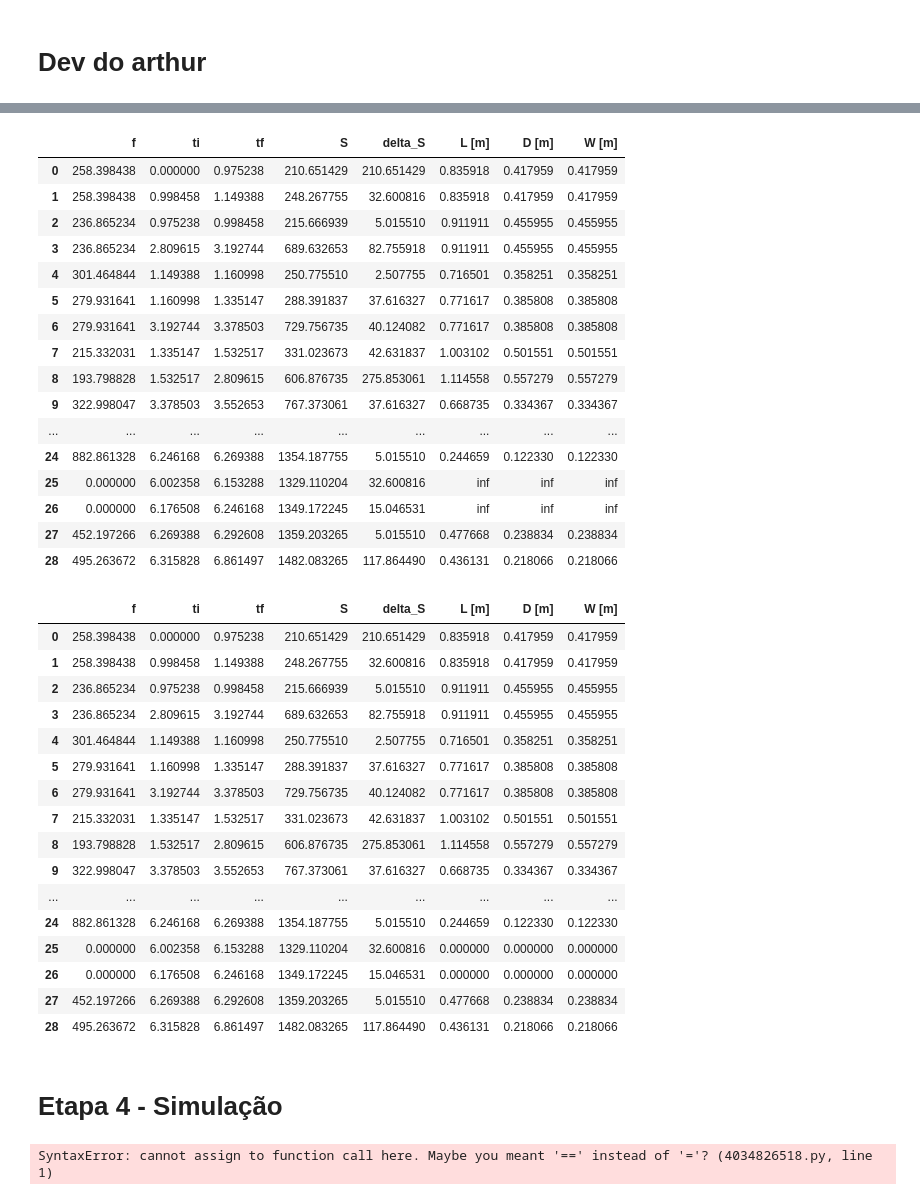
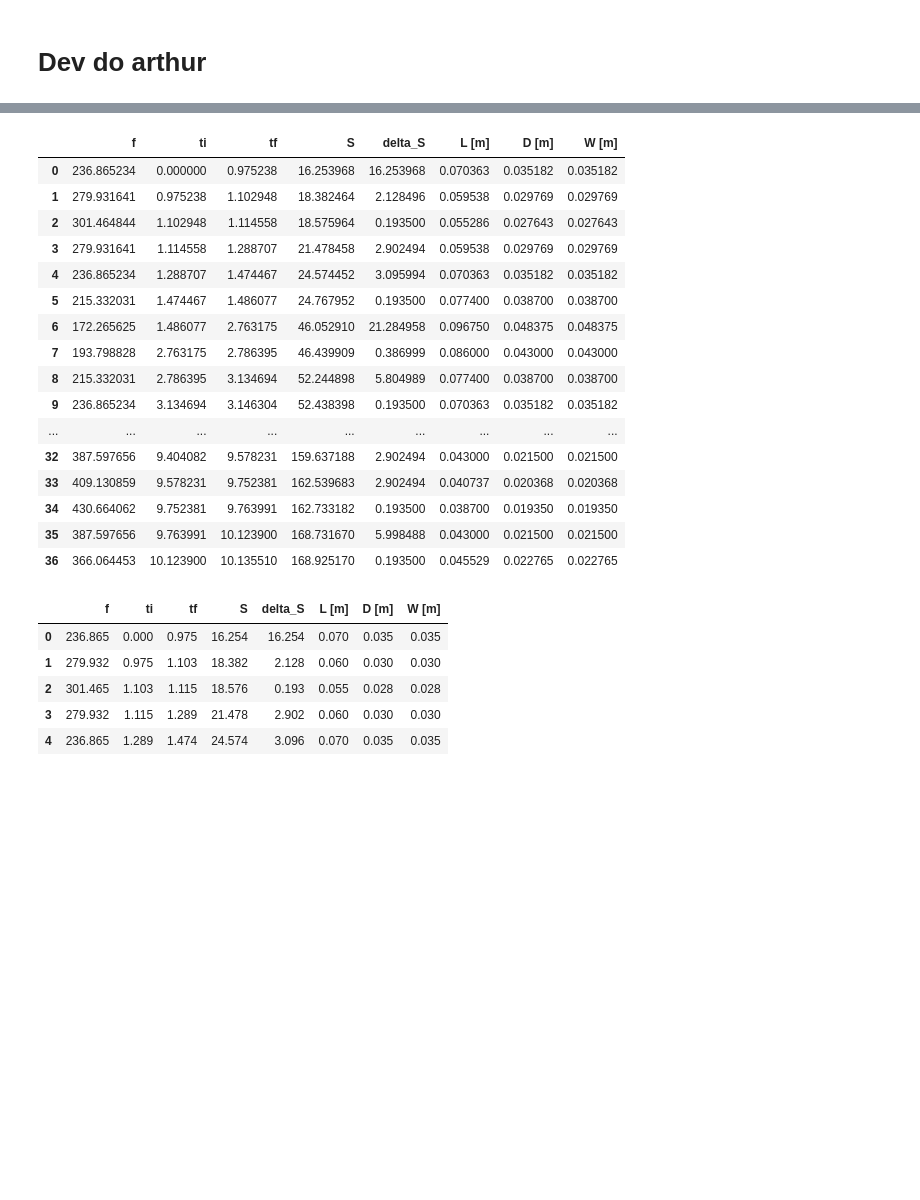
Before and after one commit to murillostein/projeto-vibracoes, a Jupyter notebook: 01_definicao_faixa_sonora.ipynb, the cells around one changed output, grey strips where cells are left out. Cells and saved outputs as stored; diff of their text form; code cells hidden in the pictures; blank space fills up the shorter version.

```diff
--- a/01_definicao_faixa_sonora.ipynb
+++ b/01_definicao_faixa_sonora.ipynb
@@ -77,7 +81,7 @@ plt.show()
 import librosa
 import librosa.display
 # %%
-y, sr = librosa.load('test.wav', sr=None)
+y, sr = librosa.load('Wave_10s.wav', sr=None)
 # %%
 total_time = len(y) / sr
 time_stamp = np.linspace(0, total_time, len(y))
@@ -145,5 +150,5 @@ array([258.3984375 , 236.86523438, 301.46484375, 279.93164062,
 # %%
-v = 60*3.6 # km/h to m/s
+v = 60/3.6 # km/h to m/s
 
 # distância percorrida pelo carro
 df['delta_t'] = df['t'] - df['t'].shift(fill_value=0)
@@ -223,49 +228,37 @@ df_freq
+# %%
+df_freq.loc[df_freq['f'] == 0, 'f'] =  882.861328
 # %%
 df_no_duplicated = df[['f', 'L [m]', 'D [m]', 'W [m]']].drop_duplicates()
 df_freq_merged = pd.merge(df_freq, df_no_duplicated[['f', 'L [m]', 'D [m]', 'W [m]']], on='f', how='inner')
+df_freq_merged = df_freq_merged.sort_values(by='ti').reset_index(drop=True)
 df_freq_merged
 # %% [output]
 |  | f | ti | tf | S | delta_S | L [m] | D [m] | W [m] |
-| 0 | 258.398438 | 0.000000 | 0.975238 | 210.651429 | 210.651429 | 0.835918 | 0.417959 | 0.417959 |
-| 1 | 258.398438 | 0.998458 | 1.149388 | 248.267755 | 32.600816 | 0.835918 | 0.417959 | 0.417959 |
-| 2 | 236.865234 | 0.975238 | 0.998458 | 215.666939 | 5.015510 | 0.911911 | 0.455955 | 0.455955 |
-| 3 | 236.865234 | 2.809615 | 3.192744 | 689.632653 | 82.755918 | 0.911911 | 0.455955 | 0.455955 |
-| 4 | 301.464844 | 1.149388 | 1.160998 | 250.775510 | 2.507755 | 0.716501 | 0.358251 | 0.358251 |
-| 5 | 279.931641 | 1.160998 | 1.335147 | 288.391837 | 37.616327 | 0.771617 | 0.385808 | 0.385808 |
-| 6 | 279.931641 | 3.192744 | 3.378503 | 729.756735 | 40.124082 | 0.771617 | 0.385808 | 0.385808 |
-| 7 | 215.332031 | 1.335147 | 1.532517 | 331.023673 | 42.631837 | 1.003102 | 0.501551 | 0.501551 |
-| 8 | 193.798828 | 1.532517 | 2.809615 | 606.876735 | 275.853061 | 1.114558 | 0.557279 | 0.557279 |
-| 9 | 322.998047 | 3.378503 | 3.552653 | 767.373061 | 37.616327 | 0.668735 | 0.334367 | 0.334367 |
+| 0 | 236.865234 | 0.000000 | 0.975238 | 16.253968 | 16.253968 | 0.070363 | 0.035182 | 0.035182 |
+| 1 | 279.931641 | 0.975238 | 1.102948 | 18.382464 | 2.128496 | 0.059538 | 0.029769 | 0.029769 |
+| 2 | 301.464844 | 1.102948 | 1.114558 | 18.575964 | 0.193500 | 0.055286 | 0.027643 | 0.027643 |
+| 3 | 279.931641 | 1.114558 | 1.288707 | 21.478458 | 2.902494 | 0.059538 | 0.029769 | 0.029769 |
+| 4 | 236.865234 | 1.288707 | 1.474467 | 24.574452 | 3.095994 | 0.070363 | 0.035182 | 0.035182 |
+| 5 | 215.332031 | 1.474467 | 1.486077 | 24.767952 | 0.193500 | 0.077400 | 0.038700 | 0.038700 |
+| 6 | 172.265625 | 1.486077 | 2.763175 | 46.052910 | 21.284958 | 0.096750 | 0.048375 | 0.048375 |
+| 7 | 193.798828 | 2.763175 | 2.786395 | 46.439909 | 0.386999 | 0.086000 | 0.043000 | 0.043000 |
+| 8 | 215.332031 | 2.786395 | 3.134694 | 52.244898 | 5.804989 | 0.077400 | 0.038700 | 0.038700 |
+| 9 | 236.865234 | 3.134694 | 3.146304 | 52.438398 | 0.193500 | 0.070363 | 0.035182 | 0.035182 |
 | ... | ... | ... | ... | ... | ... | ... | ... | ... |
-| 24 | 882.861328 | 6.246168 | 6.269388 | 1354.187755 | 5.015510 | 0.244659 | 0.122330 | 0.122330 |
-| 25 | 0.000000 | 6.002358 | 6.153288 | 1329.110204 | 32.600816 | inf | inf | inf |
-| 26 | 0.000000 | 6.176508 | 6.246168 | 1349.172245 | 15.046531 | inf | inf | inf |
-| 27 | 452.197266 | 6.269388 | 6.292608 | 1359.203265 | 5.015510 | 0.477668 | 0.238834 | 0.238834 |
-| 28 | 495.263672 | 6.315828 | 6.861497 | 1482.083265 | 117.864490 | 0.436131 | 0.218066 | 0.218066 |
+| 32 | 387.597656 | 9.404082 | 9.578231 | 159.637188 | 2.902494 | 0.043000 | 0.021500 | 0.021500 |
+| 33 | 409.130859 | 9.578231 | 9.752381 | 162.539683 | 2.902494 | 0.040737 | 0.020368 | 0.020368 |
+| 34 | 430.664062 | 9.752381 | 9.763991 | 162.733182 | 0.193500 | 0.038700 | 0.019350 | 0.019350 |
+| 35 | 387.597656 | 9.763991 | 10.123900 | 168.731670 | 5.998488 | 0.043000 | 0.021500 | 0.021500 |
+| 36 | 366.064453 | 10.123900 | 10.135510 | 168.925170 | 0.193500 | 0.045529 | 0.022765 | 0.022765 |
 # %%
+# substituir o 0 por 882
 df_freq_merged.loc[df_freq_merged['f'] == 0, ['L [m]', 'D [m]', 'W [m]']] = 0
-df_freq_merged
+df_freq_merged = df_freq_merged.round(3)
+df_freq_merged.head()
 # %% [output]
 |  | f | ti | tf | S | delta_S | L [m] | D [m] | W [m] |
-| 0 | 258.398438 | 0.000000 | 0.975238 | 210.651429 | 210.651429 | 0.835918 | 0.417959 | 0.417959 |
-| 1 | 258.398438 | 0.998458 | 1.149388 | 248.267755 | 32.600816 | 0.835918 | 0.417959 | 0.417959 |
-| 2 | 236.865234 | 0.975238 | 0.998458 | 215.666939 | 5.015510 | 0.911911 | 0.455955 | 0.455955 |
-| 3 | 236.865234 | 2.809615 | 3.192744 | 689.632653 | 82.755918 | 0.911911 | 0.455955 | 0.455955 |
-| 4 | 301.464844 | 1.149388 | 1.160998 | 250.775510 | 2.507755 | 0.716501 | 0.358251 | 0.358251 |
-| 5 | 279.931641 | 1.160998 | 1.335147 | 288.391837 | 37.616327 | 0.771617 | 0.385808 | 0.385808 |
-| 6 | 279.931641 | 3.192744 | 3.378503 | 729.756735 | 40.124082 | 0.771617 | 0.385808 | 0.385808 |
-| 7 | 215.332031 | 1.335147 | 1.532517 | 331.023673 | 42.631837 | 1.003102 | 0.501551 | 0.501551 |
-| 8 | 193.798828 | 1.532517 | 2.809615 | 606.876735 | 275.853061 | 1.114558 | 0.557279 | 0.557279 |
-| 9 | 322.998047 | 3.378503 | 3.552653 | 767.373061 | 37.616327 | 0.668735 | 0.334367 | 0.334367 |
-| ... | ... | ... | ... | ... | ... | ... | ... | ... |
-| 24 | 882.861328 | 6.246168 | 6.269388 | 1354.187755 | 5.015510 | 0.244659 | 0.122330 | 0.122330 |
-| 25 | 0.000000 | 6.002358 | 6.153288 | 1329.110204 | 32.600816 | 0.000000 | 0.000000 | 0.000000 |
-| 26 | 0.000000 | 6.176508 | 6.246168 | 1349.172245 | 15.046531 | 0.000000 | 0.000000 | 0.000000 |
-| 27 | 452.197266 | 6.269388 | 6.292608 | 1359.203265 | 5.015510 | 0.477668 | 0.238834 | 0.238834 |
-| 28 | 495.263672 | 6.315828 | 6.861497 | 1482.083265 | 117.864490 | 0.436131 | 0.218066 | 0.218066 |
+| 0 | 236.865 | 0.000 | 0.975 | 16.254 | 16.254 | 0.070 | 0.035 | 0.035 |
+| 1 | 279.932 | 0.975 | 1.103 | 18.382 | 2.128 | 0.060 | 0.030 | 0.030 |
+| 2 | 301.465 | 1.103 | 1.115 | 18.576 | 0.193 | 0.055 | 0.028 | 0.028 |
+| 3 | 279.932 | 1.115 | 1.289 | 21.478 | 2.902 | 0.060 | 0.030 | 0.030 |
+| 4 | 236.865 | 1.289 | 1.474 | 24.574 | 3.096 | 0.070 | 0.035 | 0.035 |
-# %% [markdown]
-# Etapa 4 - Simulação
-# %%
-y(t) = Y*sin(wt)
-# %% [output]
-SyntaxError: cannot assign to function call here. Maybe you meant '==' instead of '='? (4034826518.py, line 1)
```
Also changed, not shown: parts of 29 cells of this notebook, 1 other file.
